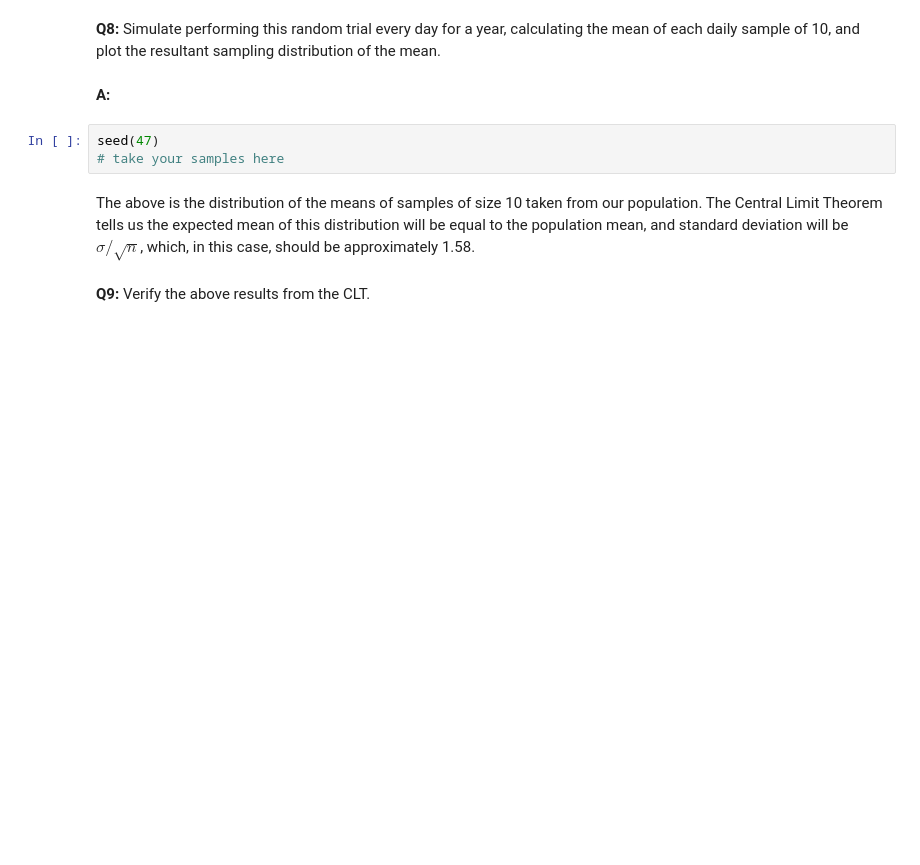
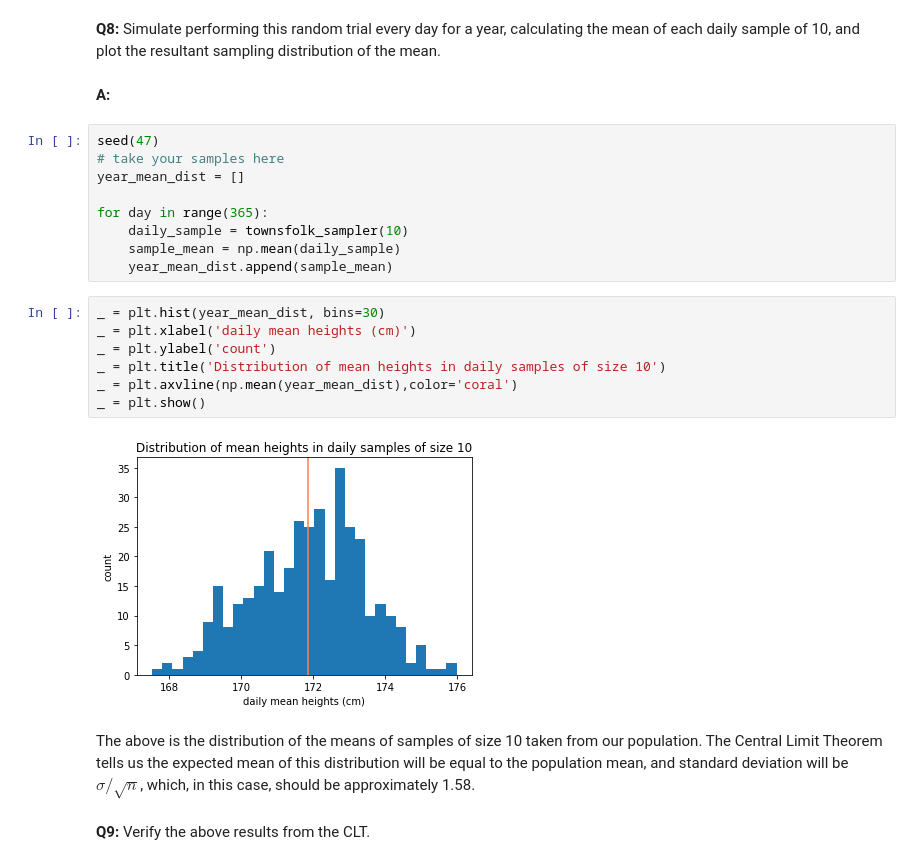
Before and after one commit to kstoudt/Springboard, a Jupyter notebook: 11. Python Statistics in EDA/Frequentist Case Study/Frequentist Inference Case Study - Part A (3).ipynb, the cells around one changed output. Saved outputs shown, nothing was run; the diff lists cells and outputs as text; blank space fills up the shorter version.

```diff
--- a/11. Python Statistics in EDA/Frequentist Case Study/Frequentist Inference Case Study - Part A (3).ipynb
+++ b/11. Python Statistics in EDA/Frequentist Case Study/Frequentist Inference Case Study - Part A (3).ipynb
@@ -169,9 +199,24 @@ np.mean(daily_sample2)
 __Q8:__ Simulate performing this random trial every day for a year, calculating the mean of each daily sample of 10, and plot the resultant sampling distribution of the mean.
 # %% [markdown]
 __A:__
-# %%
-seed(47)
-# take your samples here
+# %%
+seed(47)
+# take your samples here
+year_mean_dist = []
+
+for day in range(365):
+    daily_sample = townsfolk_sampler(10)
+    sample_mean = np.mean(daily_sample)
+    year_mean_dist.append(sample_mean)
+# %%
+_ = plt.hist(year_mean_dist, bins=30)
+_ = plt.xlabel('daily mean heights (cm)')
+_ = plt.ylabel('count')
+_ = plt.title('Distribution of mean heights in daily samples of size 10')
+_ = plt.axvline(np.mean(year_mean_dist),color='coral')
+_ = plt.show()
+# %% [output]
+[figure, added]
 # %% [markdown]
 The above is the distribution of the means of samples of size 10 taken from our population. The Central Limit Theorem tells us the expected mean of this distribution will be equal to the population mean, and standard deviation will be $\sigma / \sqrt n$, which, in this case, should be approximately 1.58.
 # %% [markdown]
```
Also changed, not shown: parts of 26 cells of this notebook.
